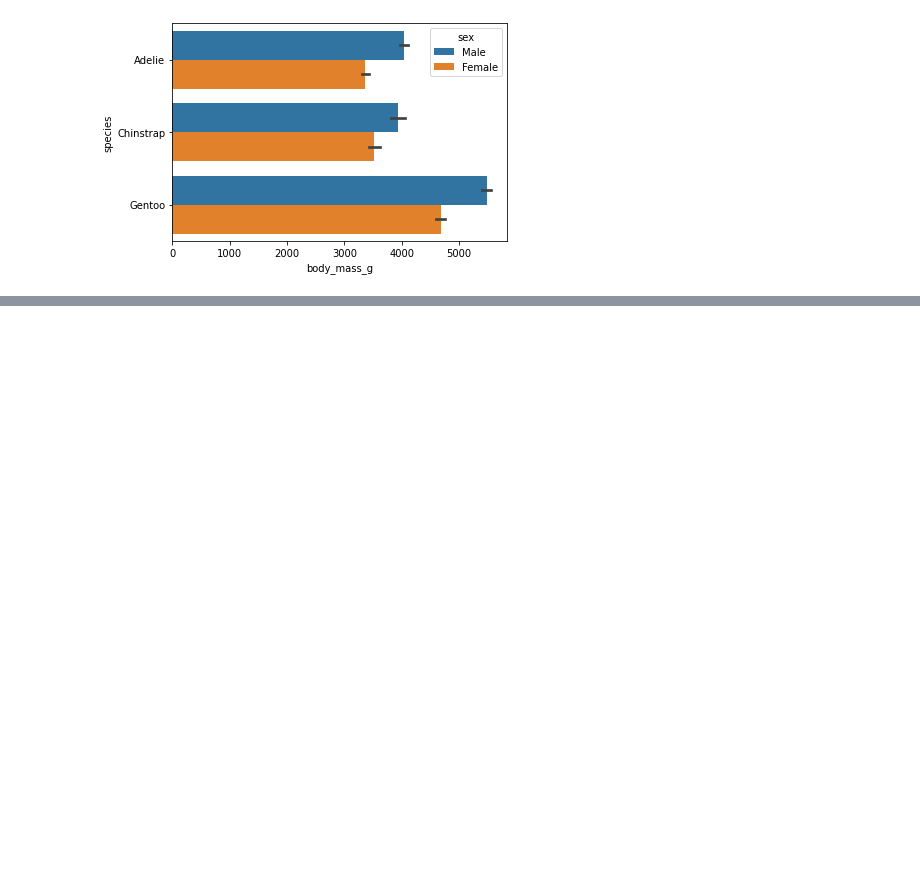
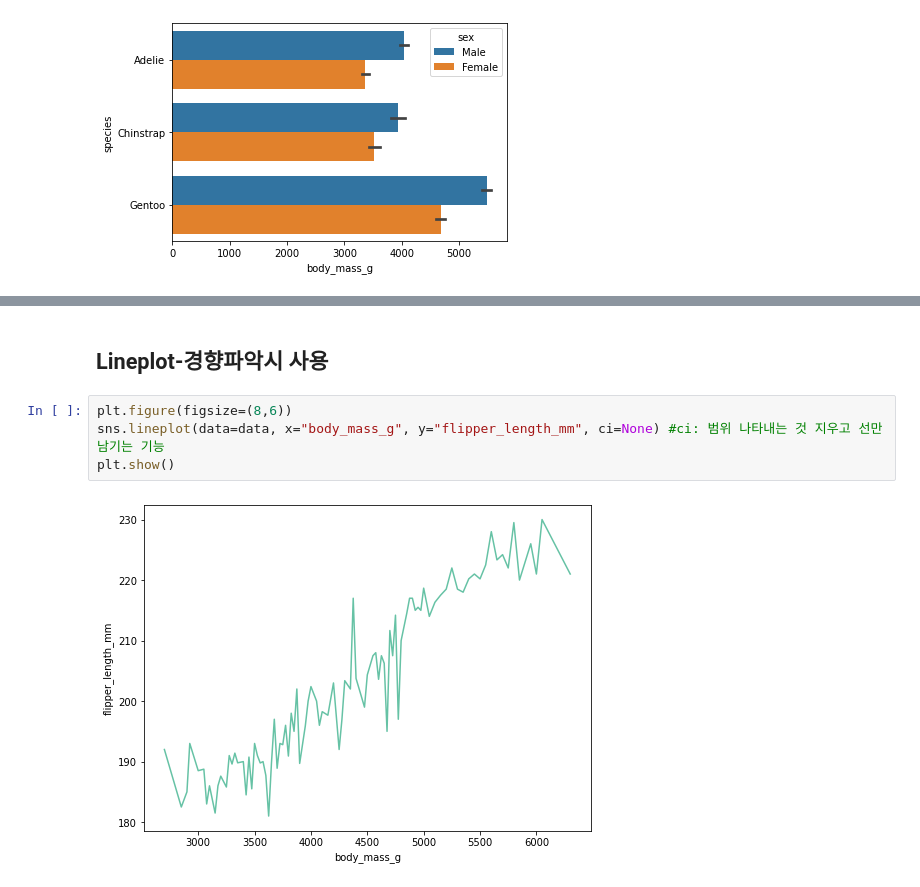
Before and after one commit to yeonseocho/machine-learning-and-python, a Jupyter notebook: basic python/seaborn plots.ipynb, the cells around one changed output, grey strips where cells are left out. Saved outputs shown, nothing was run; the diff lists cells and outputs as text; blank space fills up the shorter version.

```diff
--- a/basic python/seaborn plots.ipynb
+++ b/basic python/seaborn plots.ipynb
@@ -59,0 +87,8 @@ plt.show()
+# %% [markdown]
+## Lineplot-경향파악시 사용
+# %%
+plt.figure(figsize=(8,6))
+sns.lineplot(data=data, x="body_mass_g", y="flipper_length_mm", ci=None) #ci: 범위 나타내는 것 지우고 선만 남기는 기능
+plt.show()
+# %% [output]
+[figure, added]
```
Also changed, not shown: parts of 15 cells of this notebook.
